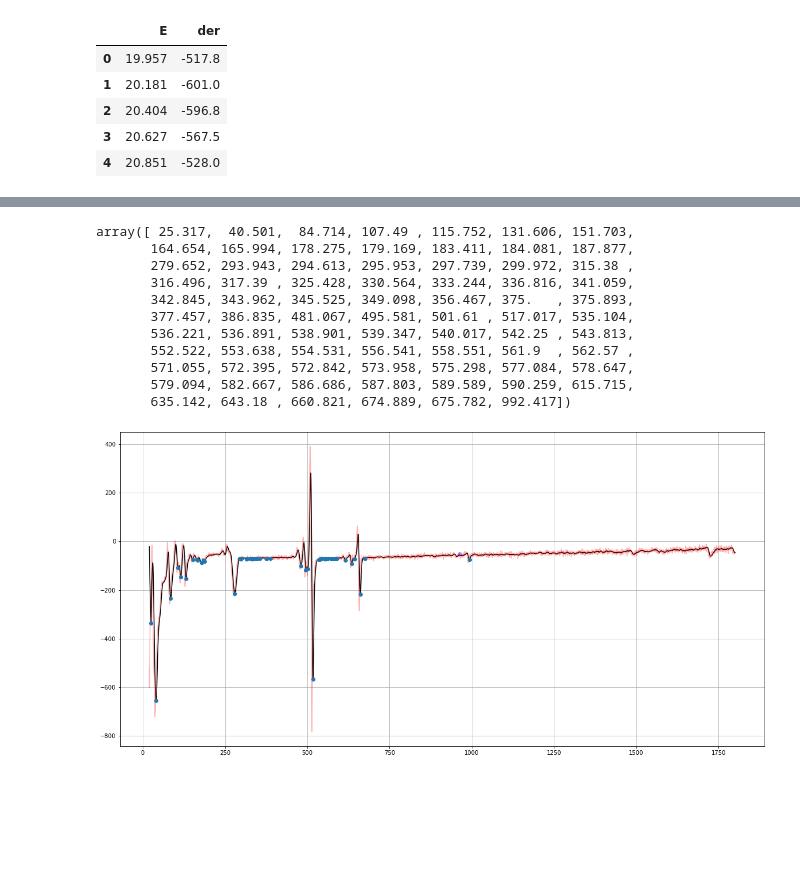
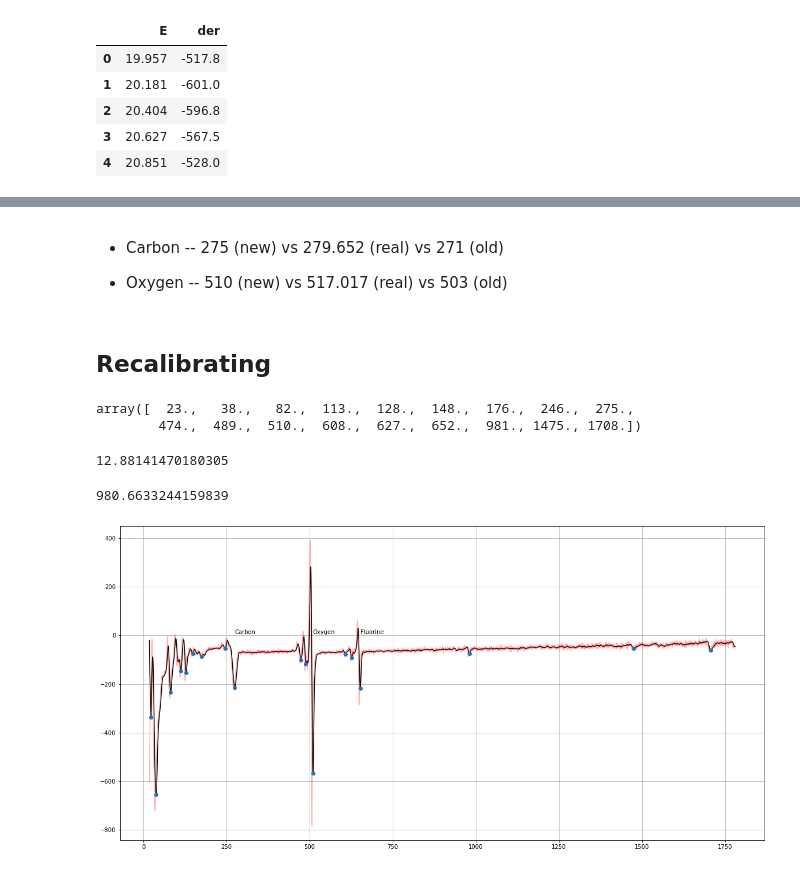
Before and after one commit to f3ss1/HSE-FF, a Jupyter notebook: 6th semester/Auge/Data_Analysis.ipynb, the cells around one changed output, grey strips where cells are left out. Saved outputs shown, nothing was run; the diff lists cells and outputs as text; code cells hidden in the pictures; blank space fills up the shorter version.

```diff
--- a/6th semester/Auge/Data_Analysis.ipynb
+++ b/6th semester/Auge/Data_Analysis.ipynb
@@ -68,27 +148,52 @@ from scipy.signal import find_peaks
+# %% [markdown]
+* Carbon -- 275 (new) vs 279.652 (real) vs 271 (old)
+
+* Oxygen -- 510 (new) vs 517.017 (real) vs 503 (old)
+# %% [markdown]
+## Recalibrating
+# %%
+# New book
+A = 47000 / 47473
+B = -88569 / 47473
+
+# Old book
+
+#AA =
+#BB =
+# %%
+def recalib(x, a=A, b=B):
+    return x * a + b
+# %%
+data_3['E'] = recalib(data_3['E'])
 # %%
-indexes = find_peaks(-1 * lfilter(b, a, data_3['der'].values), height=70)[0]
-data_3['E'].values[indexes]
+indexes = find_peaks(-1 * lfilter(b, a, data_3['der'].values), height=30, prominence=15, threshold=0)[0]
+data_3['E'].values[indexes].round()#, indexes
 # %% [output]
-array([ 25.317,  40.501,  84.714, 107.49 , 115.752, 131.606, 151.703,
-       164.654, 165.994, 178.275, 179.169, 183.411, 184.081, 187.877,
-       279.652, 293.943, 294.613, 295.953, 297.739, 299.972, 315.38 ,
-       316.496, 317.39 , 325.428, 330.564, 333.244, 336.816, 341.059,
-       342.845, 343.962, 345.525, 349.098, 356.467, 375.   , 375.893,
-       377.457, 386.835, 481.067, 495.581, 501.61 , 517.017, 535.104,
-       536.221, 536.891, 538.901, 539.347, 540.017, 542.25 , 543.813,
-       552.522, 553.638, 554.531, 556.541, 558.551, 561.9  , 562.57 ,
-       571.055, 572.395, 572.842, 573.958, 575.298, 577.084, 578.647,
-       579.094, 582.667, 586.686, 587.803, 589.589, 590.259, 615.715,
-       635.142, 643.18 , 660.821, 674.889, 675.782, 992.417])
+array([  23.,   38.,   82.,  113.,  128.,  148.,  176.,  246.,  275.,
+        474.,  489.,  510.,  608.,  627.,  652.,  981., 1475., 1708.])
+# %%
+ data_3['der'].values[4355] / data_3['der'].values[92] * 100
+# %% [output]
+12.88141470180305
+# %%
+data_3['E'].values[4355]
+# %% [output]
+980.6633244159839
 # %%
 plt.figure(figsize=(20, 10))
 #plt.plot(lfilter(b, a, data_1['E'].values), data_1['der'].values, alpha=0.5)
 #plt.plot(lfilter(b, a, data_2['E'].values), data_2['der'].values, alpha=0.5)
 plt.plot(data_3['E'].values, lfilter(b, a, data_3['der'].values), color='black')
 plt.plot(data_3['E'].values, data_3['der'].values, color='red', alpha=0.3)
 plt.plot(data_3['E'].values[indexes], lfilter(b, a, data_3['der'].values)[indexes], 'o')
-plt.plot(963, lfilter(b, a, data_3['der'].values)[923], 'o', color='blue', alpha=0.3)
+#plt.plot(963, lfilter(b, a, data_3['der'].values)[923], 'o', color='blue', alpha=0.3)
+
+plt.annotate('Carbon', (275, 5))
+plt.annotate('Oxygen', (510, 5))
+plt.annotate('Fluorine', (652.37120047, 5))
+
+
 plt.grid()
 plt.show()
 # %% [output]
-[figure, old version]
+[figure, new version]
```
Also changed, not shown: parts of 17 cells of this notebook, 3 other files.
